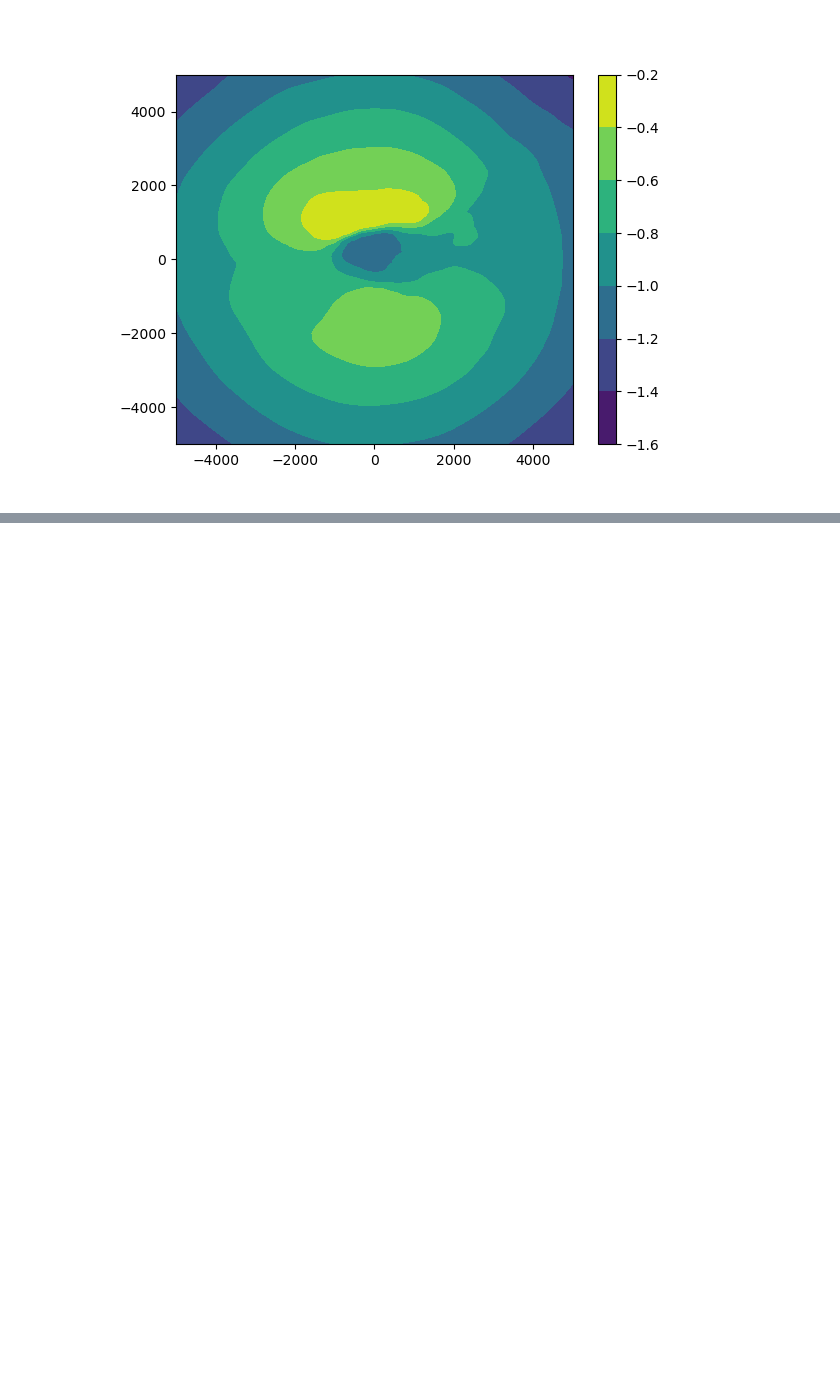
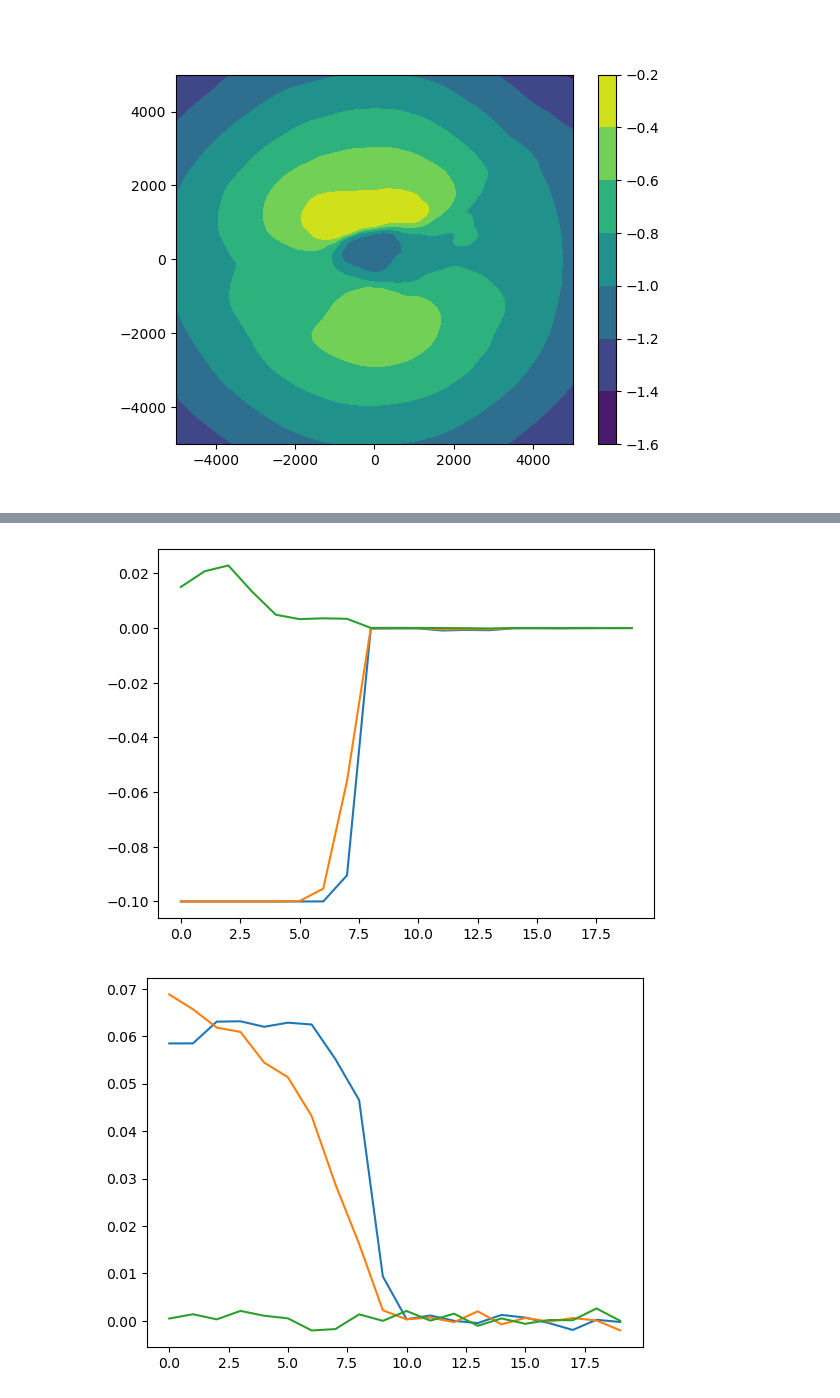
Before and after one commit to liziyao99/multi-debris-avoidance, a Jupyter notebook: quickStart.ipynb, the cells around one changed output, grey strips where cells are left out. Cells and saved outputs as stored; diff of their text form; code cells hidden in the pictures; blank space fills up the shorter version.

```diff
--- a/quickStart.ipynb
+++ b/quickStart.ipynb
@@ -121,0 +192,20 @@ _ = plt.scatter(target[axis[0]], target[axis[1]], c="r") # planner's output
+# %%
+idx = np.random.randint(0, feature.shape[1])
+
+obss = feature[:,idx].to(actor.device)
+out = actor(obss)
+
+# check gradient vanishing
+# opt1.zero_grad()
+# loss = torch.abs(out).mean()
+# loss.backward()
+# g = [p.grad for p in actor.parameters()]
+# print(g)
+
+plt.plot(out[:].detach().cpu().numpy())
+plt.show()
+plt.plot(label[:,idx].detach().cpu().numpy())
+plt.show()
+# %% [output]
+[figure, added]
+[figure, added]
```
Also changed, not shown: parts of 8 cells of this notebook, 3 other files.
